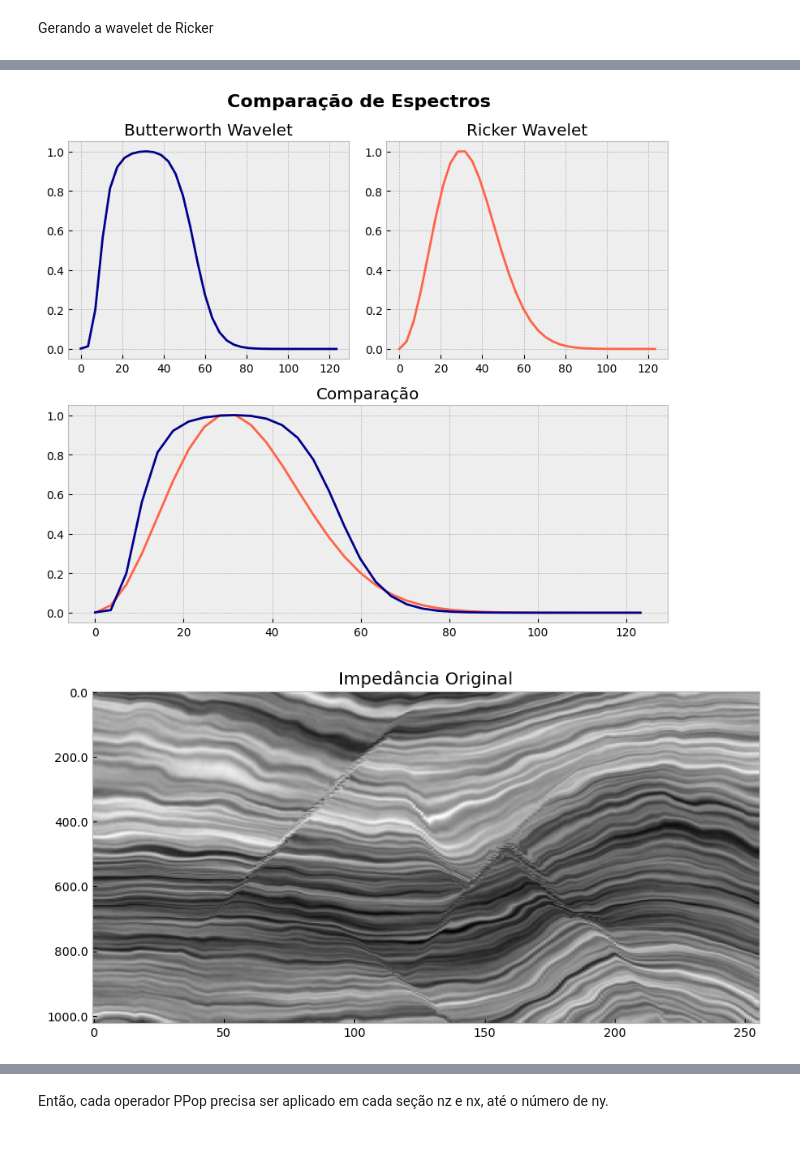
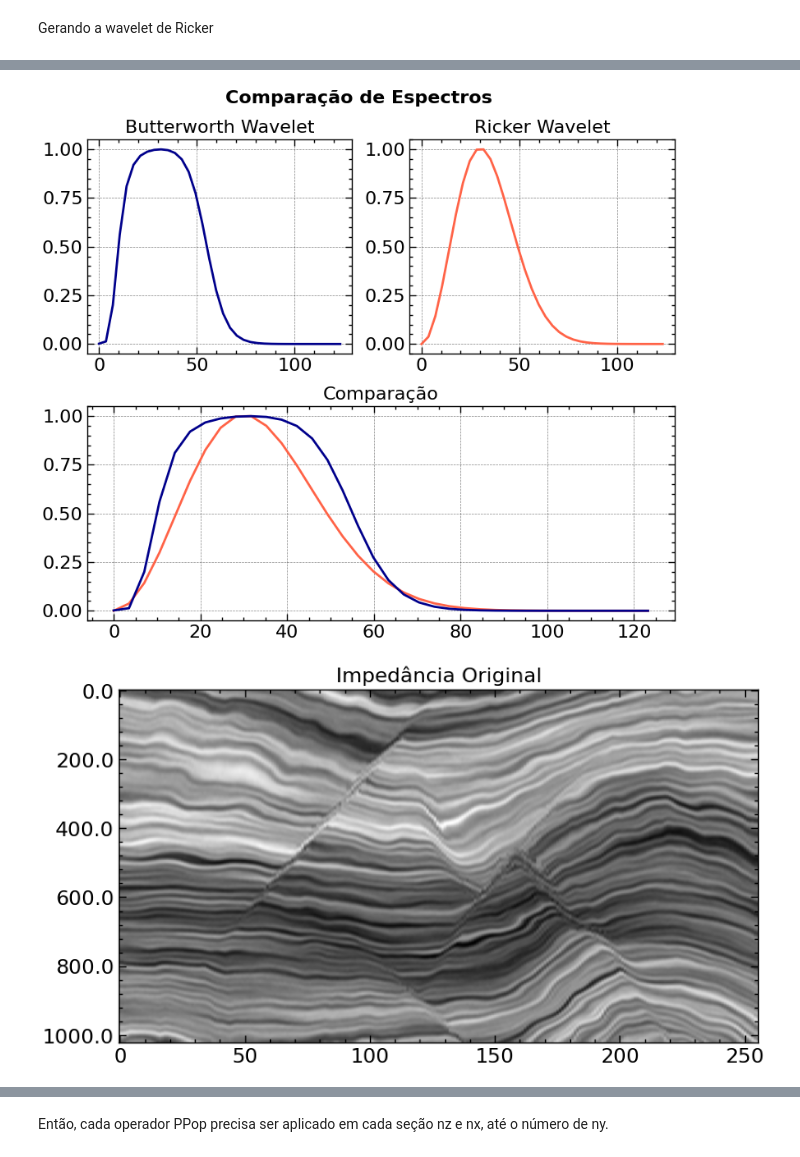
Before and after one commit to albano-a/inversion_methods_algorithms, a Jupyter notebook: full_section.ipynb, the cells around one changed output, grey strips where cells are left out. Saved outputs shown, nothing was run; the diff lists cells and outputs as text; code cells hidden in the pictures.

```diff
--- a/full_section.ipynb
+++ b/full_section.ipynb
@@ -4,11 +4,12 @@ import pandas as pd
 import matplotlib.pyplot as plt
 import pylops
 from numpy.linalg import inv
+import scienceplots
 import warnings
 
 warnings.filterwarnings("ignore")
 
-plt.style.use(['bmh'])
+plt.style.use(['science','notebook','grid'])
 # %%
 # Function that stores the slicing
 
@@ -167,24 +167,26 @@ plt.title("Comparação")
 plt.tight_layout()
 plt.show()
 # %% [output]
-[figure, old version]
+[figure, new version]
 # %%
 # Impedância de baixa
 
-cutoff = 6
+cutoff_back = 6
+cutoff_50hz = 30
 fs = 128
 
-imp_background = butter_lowpass_filtfilt(data_imp, cutoff, fs, order=5)
+imp_50hz = butter_lowpass_filtfilt(data_imp, cutoff_50hz, fs, order=5)
+imp_background = butter_lowpass_filtfilt(data_imp, cutoff_back, fs, order=5)
 # %%
-plt.figure(figsize=(10, 5))
+plt.figure(figsize=(9, 5))
 
-plt.imshow(data_imp[100, :, :].T, cmap='gray', aspect='auto')
+plt.imshow(imp_50hz[100, :, :].T, cmap='gray', aspect='auto')
 plt.title('Impedância Original')
 plt.gca().set_yticklabels(plt.gca().get_yticks() * 4)  # Altera os rótulos do eixo y
 # tempo (ms)
 plt.grid()
 # suavizar para 50hz
 # %% [output]
-[figure, old version]
+[figure, new version]
 # %%
 # Plot da impedância (gabarito)
```
Also changed, not shown: parts of 3 cells of this notebook.
